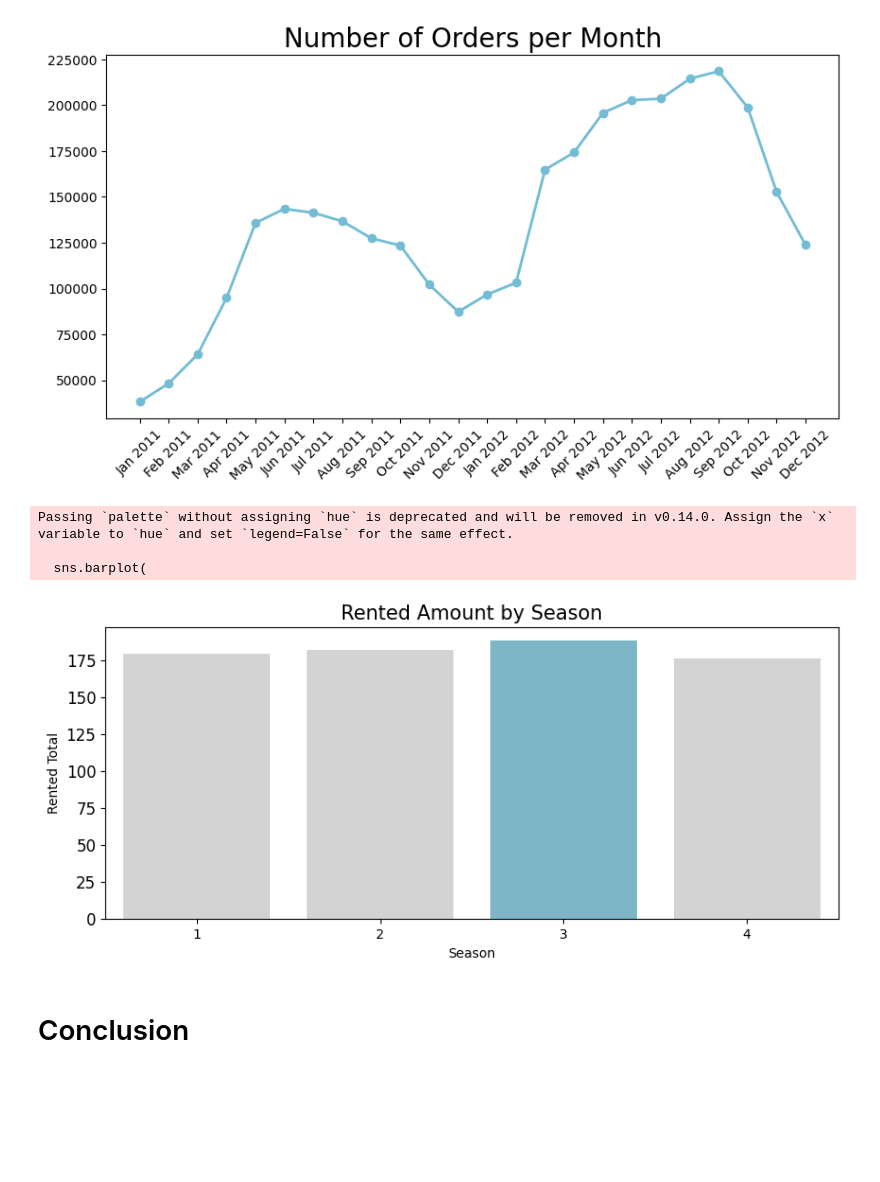
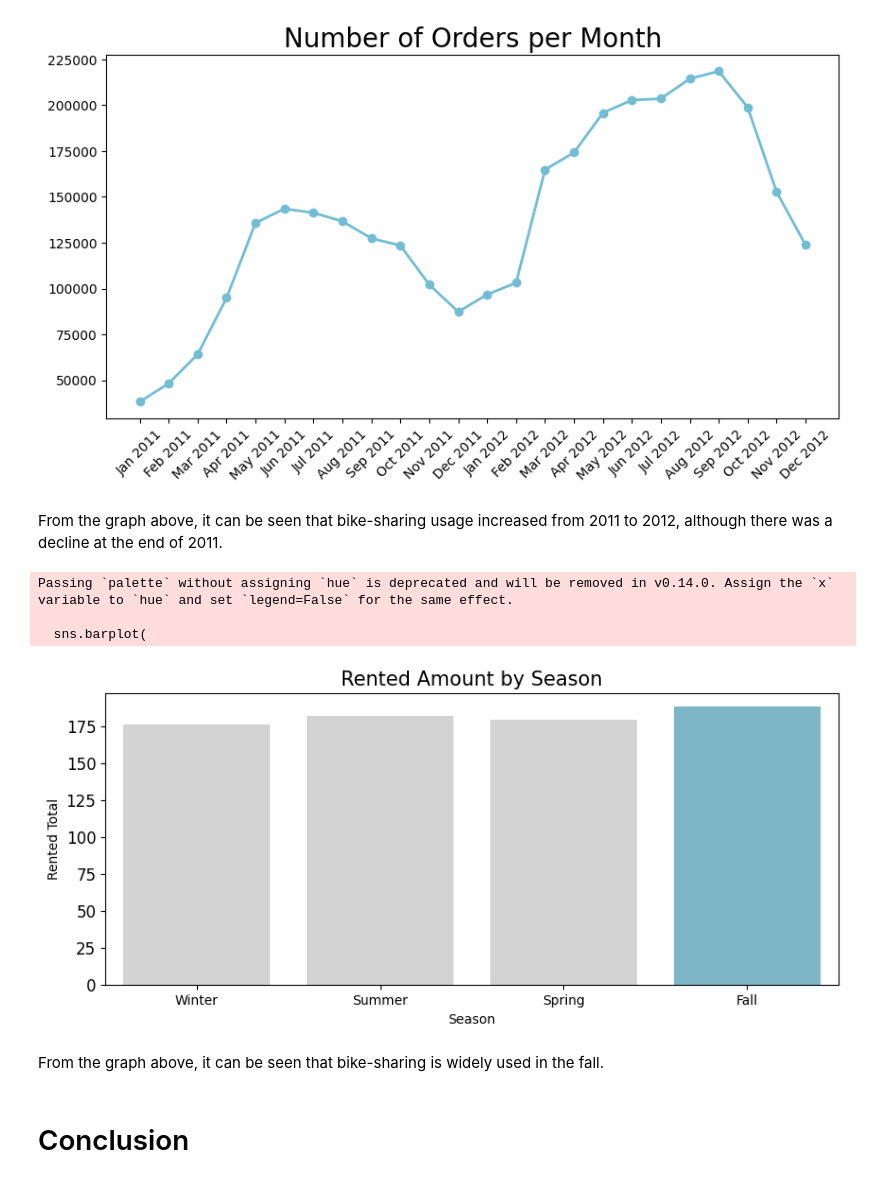
Before and after one commit to ranatika3008/Project-Bike-Sharing, a Jupyter notebook: Proyek Analisis Data.ipynb, the cells around one changed output. Drawn from its saved outputs; the diff is of its cells as text; code cells hidden in the pictures; blank space fills up the shorter version.

```diff
--- a/Proyek Analisis Data.ipynb
+++ b/Proyek Analisis Data.ipynb
@@ -293,32 +293,36 @@ plt.yticks(fontsize=10)
 plt.show()
 # %% [output]
 [figure]
+# %% [markdown]
+From the graph above, it can be seen that bike-sharing usage increased from 2011 to 2012, although there was a decline at the end of 2011.
 # %%
 byseason_df = day_df.groupby(by="season").cnt.nunique().reset_index()
+byseason_df['season'] = byseason_df['season'].replace({1: "Spring", 2:"Summer", 3:"Fall", 4:"Winter"})
 byseason_df.rename(columns={
     "cnt" : "rented_total"
 }, inplace=True)
-byseason_df
-byseason_df ['season'] = pd.Categorical(byseason_df['season'], [1, 2,3, 4])
+
 plt.figure(figsize=(10, 4))
-colors_ = ["#D3D3D3", "#D3D3D3", "#72BCD4", "#D3D3D3", "#D3D3D3"]
+colors_ = ["#D3D3D3", "#D3D3D3","#D3D3D3", "#72BCD4"]
 
 sns.barplot(
     x="season",
     y="rented_total",
     data=byseason_df.sort_values(by="season", ascending=False),
     palette=colors_
 )
 plt.title("Rented Amount by Season", loc="center", fontsize=15)
 plt.ylabel("Rented Total")
 plt.xlabel("Season")
 plt.tick_params(axis='y', labelsize=12)
 plt.show()
 # %% [output]
 Passing `palette` without assigning `hue` is deprecated and will be removed in v0.14.0. Assign the `x` variable to `hue` and set `legend=False` for the same effect.
 
   sns.barplot(
-[figure, old version]
+[figure, new version]
+# %% [markdown]
+From the graph above, it can be seen that bike-sharing is widely used in the fall.
 # %%
 day_df.to_csv("day_df.csv", index=False)
 # %%
```
Also changed, not shown: parts of 6 cells of this notebook.
